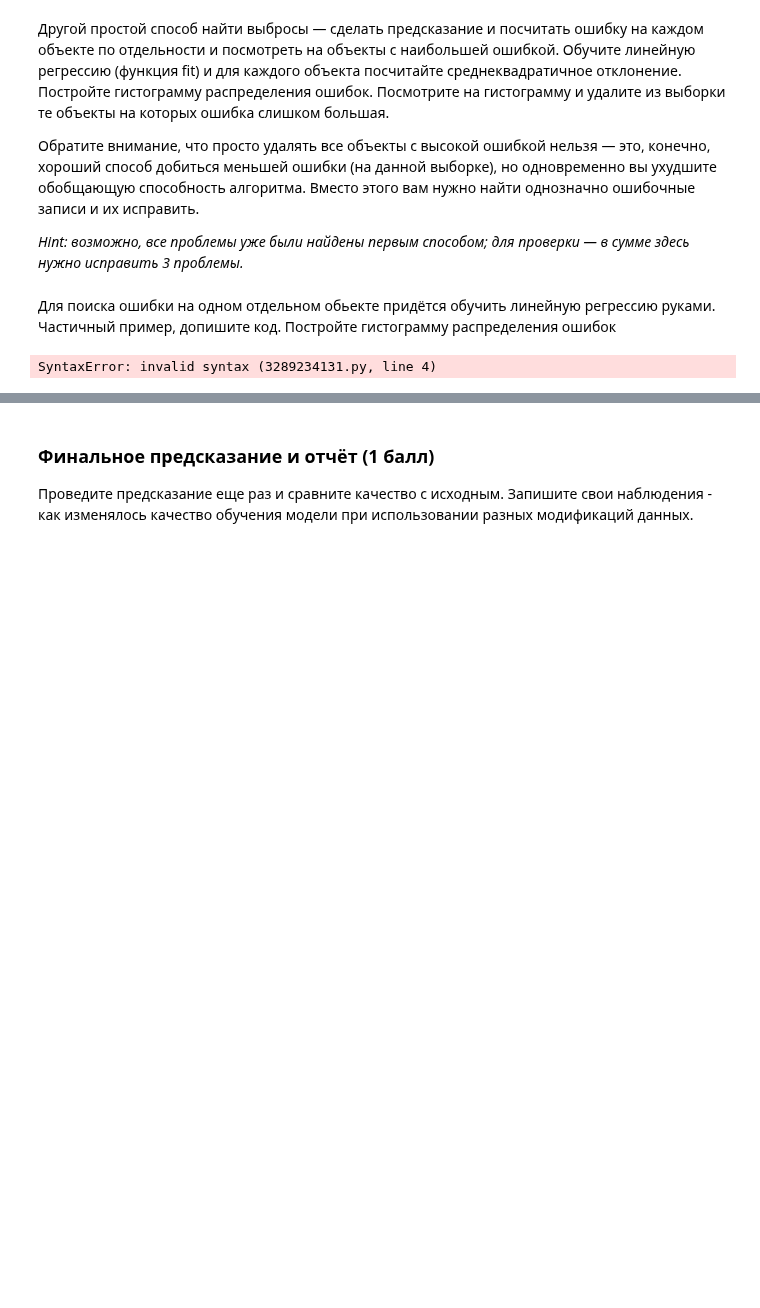
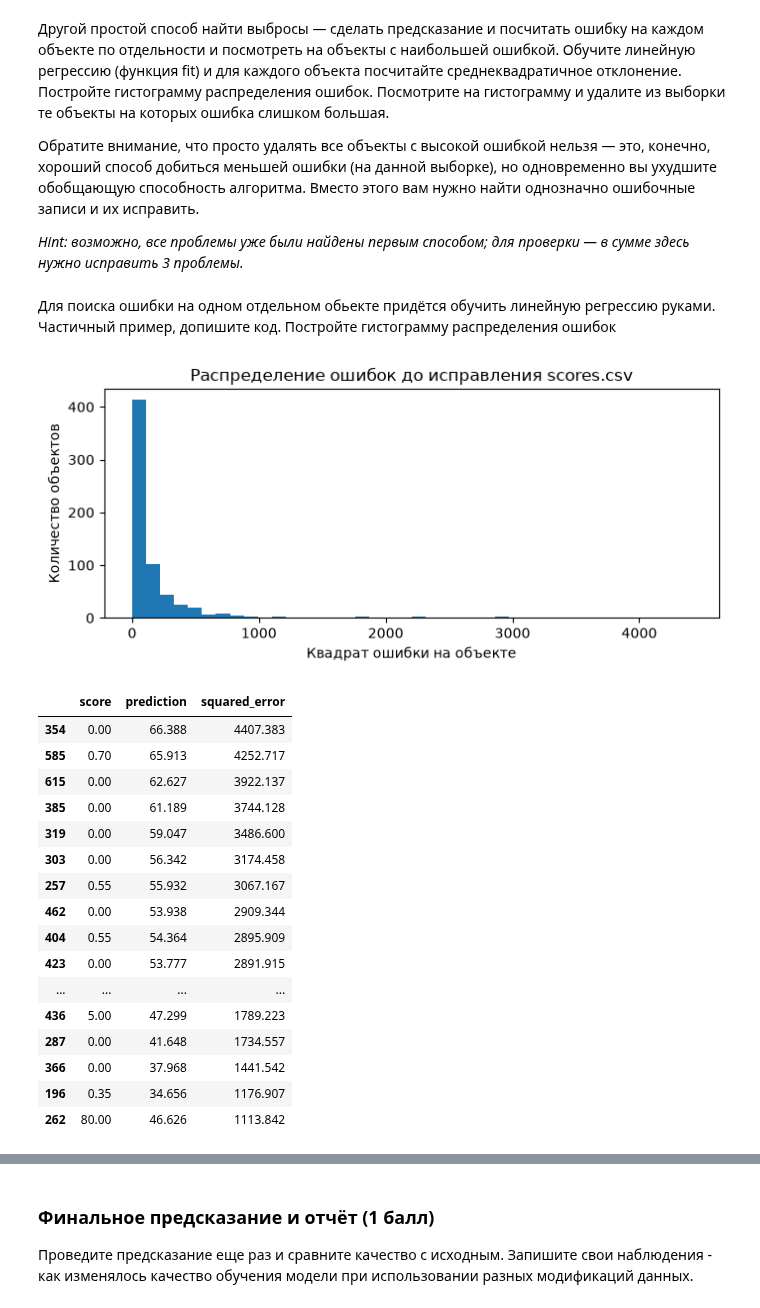
Before and after one commit to K35177/ML_Kamalov, a Jupyter notebook: taks_linreg/task/task_linreg_practice.ipynb, the cells around one changed output, grey strips where cells are left out. Drawn from its saved outputs; the diff is of its cells as text; code cells hidden in the pictures; blank space fills up the shorter version.

```diff
--- a/taks_linreg/task/task_linreg_practice.ipynb
+++ b/taks_linreg/task/task_linreg_practice.ipynb
@@ -113,11 +304,3 @@ __(1.5 балла)__
 *Hint: возможно, все проблемы уже были найдены первым способом; для проверки &mdash; в сумме здесь нужно исправить 3 проблемы.*
 # %% [markdown]
 Для поиска ошибки на одном отдельном обьекте придётся обучить линейную регрессию руками. Частичный пример, допишите код. Постройте гистограмму распределения ошибок
-# %%
-import sklearn
-from sklearn import linear_model
-regression = linear_model.LinearRegression().fit(data, result) #create model and train it
-prediction = #calculate prediction for one object for vector x
-error = (prediction - y)**2 #simple error - square error
-# %% [output]
-SyntaxError: invalid syntax (3289234131.py, line 4)
@@ -126,0 +307,40 @@ SyntaxError: invalid syntax (3289234131.py, line 4)
+# %%
+from sklearn.metrics import mean_squared_error
+
+# Модель на всей выборке нужна здесь только для диагностического графика.
+regression = make_pipeline(StandardScaler(), LinearRegression()).fit(data_clean, result)
+prediction = regression.predict(data_clean)
+errors = (prediction - result.to_numpy()) ** 2
+
+plt.figure(figsize=(8, 3))
+plt.hist(errors, bins=40)
+plt.xlabel("Квадрат ошибки на объекте")
+plt.ylabel("Количество объектов")
+plt.title("Распределение ошибок до исправления scores.csv")
+plt.show()
+
+largest_errors = pd.DataFrame({
+    "score": result,
+    "prediction": prediction,
+    "squared_error": errors,
+}).nlargest(20, "squared_error")
+display(largest_errors.round(3))
+# %% [output]
+[figure, added]
+|  | score | prediction | squared_error |
+| 354 | 0.00 | 66.388 | 4407.383 |
+| 585 | 0.70 | 65.913 | 4252.717 |
+| 615 | 0.00 | 62.627 | 3922.137 |
+| 385 | 0.00 | 61.189 | 3744.128 |
+| 319 | 0.00 | 59.047 | 3486.600 |
+| 303 | 0.00 | 56.342 | 3174.458 |
+| 257 | 0.55 | 55.932 | 3067.167 |
+| 462 | 0.00 | 53.938 | 2909.344 |
+| 404 | 0.55 | 54.364 | 2895.909 |
+| 423 | 0.00 | 53.777 | 2891.915 |
+| ... | ... | ... | ... |
+| 436 | 5.00 | 47.299 | 1789.223 |
+| 287 | 0.00 | 41.648 | 1734.557 |
+| 366 | 0.00 | 37.968 | 1441.542 |
+| 196 | 0.35 | 34.656 | 1176.907 |
+| 262 | 80.00 | 46.626 | 1113.842 |
```
Also changed, not shown: parts of 16 cells of this notebook.
